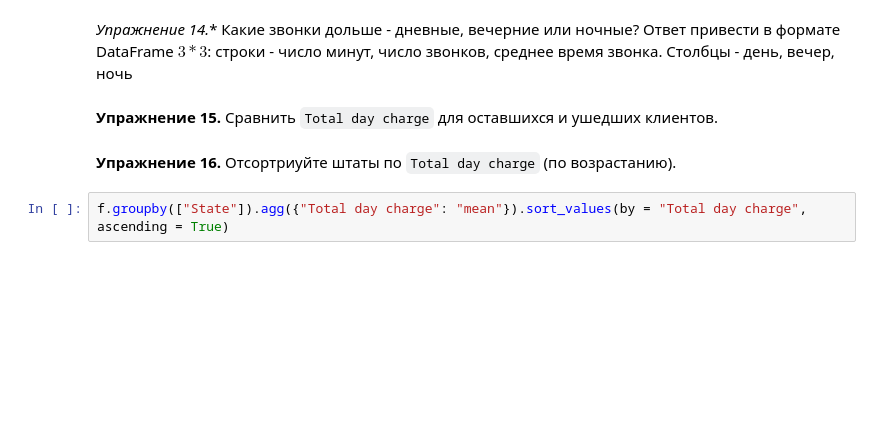
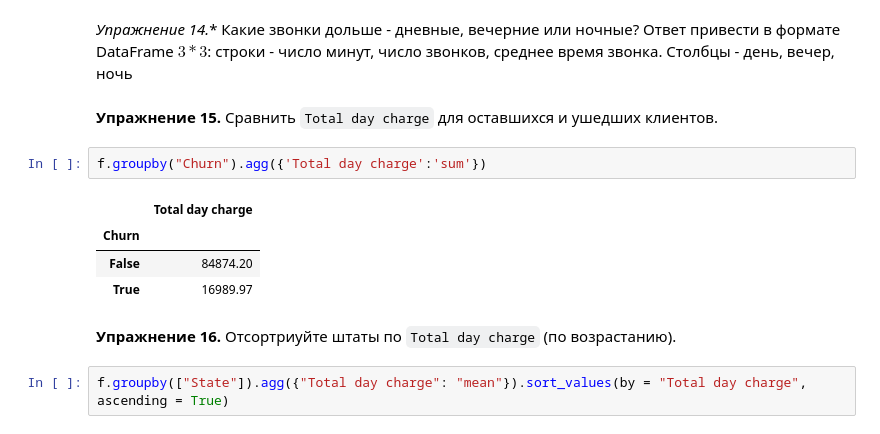
Before and after one commit to OhNoMyRook/python_22, a Jupyter notebook: Classwork-06/lpr6.ipynb, the cells around one changed output. Drawn from its saved outputs; the diff is of its cells as text; blank space fills up the shorter version.

```diff
--- a/Classwork-06/lpr6.ipynb
+++ b/Classwork-06/lpr6.ipynb
@@ -1013,6 +1026,13 @@ f["Total intl minutes"].mean()
 **Упражнение 14*.** Какие звонки дольше - дневные, вечерние или ночные? Ответ привести в формате DataFrame $3*3$: строки - число минут, число звонков, среднее время звонка. Столбцы - день, вечер, ночь
 # %% [markdown]
 **Упражнение 15.** Сравнить `Total day charge` для оставшихся и ушедших клиентов.
+# %%
+f.groupby("Churn").agg({'Total day charge':'sum'})
+# %% [output]
+|  | Total day charge |
+| Churn |  |
+| False | 84874.20 |
+| True | 16989.97 |
 # %% [markdown]
 **Упражнение 16.** Отсортриуйте штаты по `Total day charge` (по возрастанию).
 # %%
```
Also changed, not shown: parts of 4 cells of this notebook.
